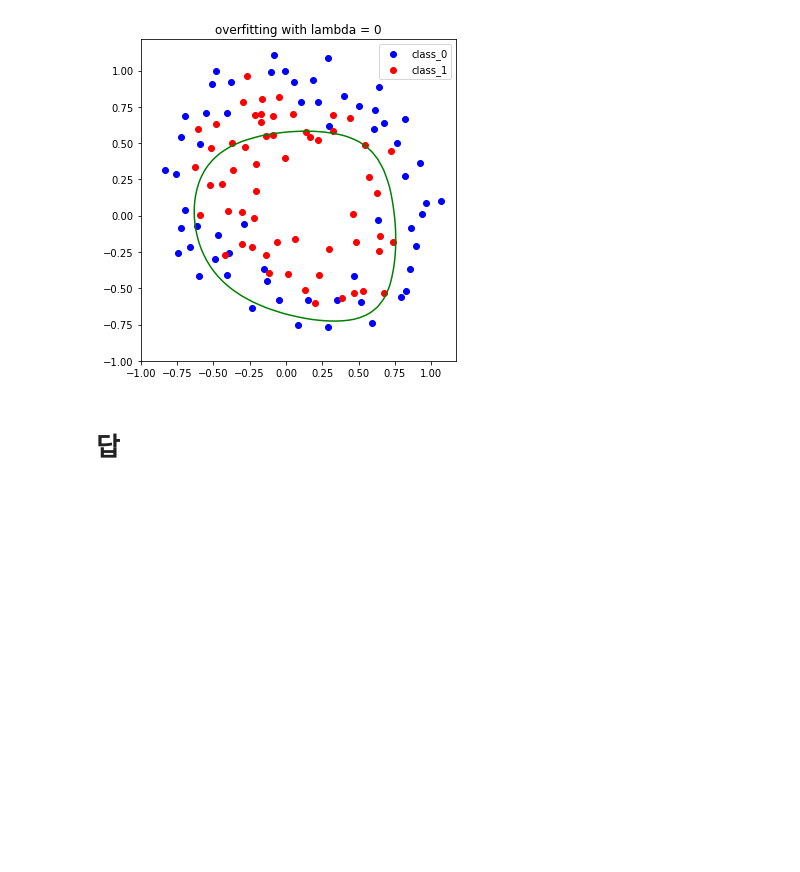
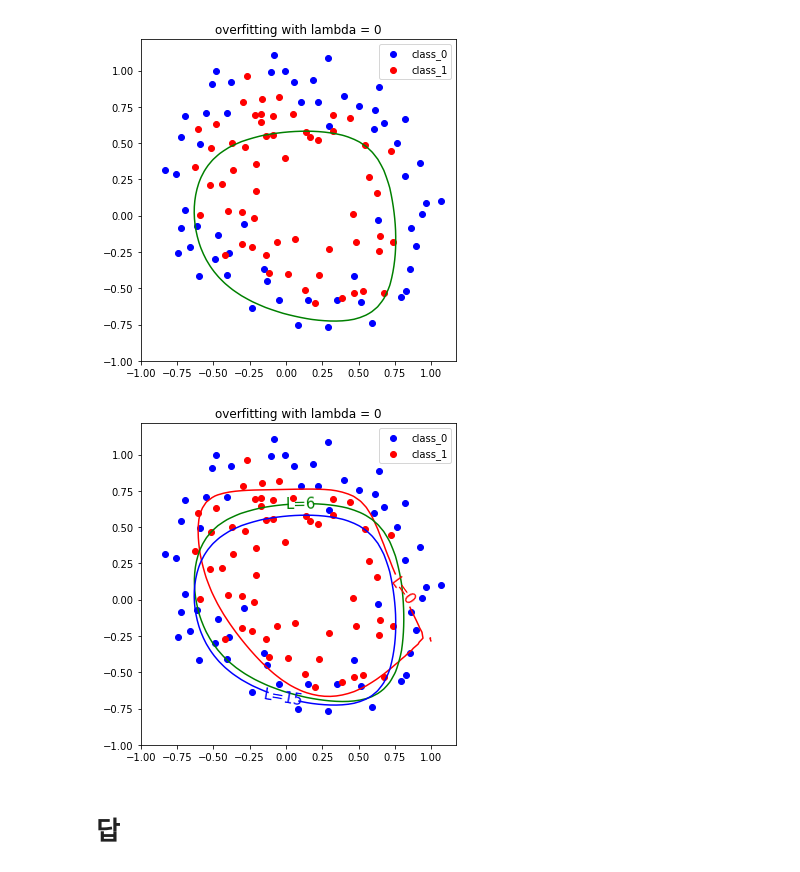
Before and after one commit to chunghyunhee/class_Machine_learing, a Jupyter notebook: assignment_7.ipynb, the cells around one changed output. Saved outputs shown, nothing was run; the diff lists cells and outputs as text; code cells hidden in the pictures; blank space fills up the shorter version.

Commit message:
boundary합쳐서 그리기

```diff
--- a/assignment_7.ipynb
+++ b/assignment_7.ipynb
@@ -250,6 +250,63 @@ plt.gca().set_aspect('equal', adjustable='box')
 plt.show()
 # %% [output]
 [figure]
+# %%
+# 한번에 그리기
+# x좌표의 x1값, y좌표의 x2값에 대한 범위를 지정
+x1_range = np.linspace(-1,1)
+x2_range = np.linspace(-1,1)
+# 생성한 새로운 차수를 담을 새로운 array 초기화
+z_range = np.zeros((len(x1_range), len(x2_range)))
+
+# lambda = 0인 경우
+for i in range(len(x1_range)):
+    for j in range(len(x2_range)):
+        New_dim_Feat = NewFeatureMake(9, np.array([x1_range[i]]),np.array([x2_range[j]]))
+        z_range[i][j] = np.dot(theta.T,New_dim_Feat.T) #행렬형태주의
+z_range = z_range.transpose() #행렬형태주의
+#boundary plotting
+plt.figure(figsize=(8,5))
+X1_range, X2_range = np.meshgrid(x1_range, x2_range)
+
+#하나의 등고선만을 표현
+boundary_plotting1 = plt.contour(X1_range, X2_range, z_range.T,[0],colors='red')
+plt.clabel(boundary_plotting1, fontsize = 15, fmt= 'L=0')
+
+# theta1에 대한 값. 즉 lambda = 10인 경우 boundary plotting
+for i in range(len(x1_range)):
+    for j in range(len(x2_range)):
+        New_dim_Feat = NewFeatureMake(9, np.array([x1_range[i]]),np.array([x2_range[j]]))
+        z_range[i][j] = np.dot(theta1.T,New_dim_Feat.T) #행렬형태주의
+
+z_range = z_range.transpose() #행렬형태주의
+
+#하나의 등고선만을 표현
+boundary_plotting2 = plt.contour(X1_range, X2_range, z_range.T,[0],colors='green')
+plt.clabel(boundary_plotting2, fontsize = 15, fmt= 'L=6')
+
+
+# lambda = 15인 경우
+for i in range(len(x1_range)):
+    for j in range(len(x2_range)):
+        New_dim_Feat = NewFeatureMake(9, np.array([x1_range[i]]),np.array([x2_range[j]]))
+        z_range[i][j] = np.dot(theta2.T,New_dim_Feat.T) #행렬형태주의
+z_range = z_range.transpose() #행렬형태주의
+#boundary plotting
+#하나의 등고선만을 표현
+boundary_plotting = plt.contour(X1_range, X2_range, z_range.T,[0],colors='blue')
+#범례
+plt.clabel(boundary_plotting, fontsize = 15, fmt= 'L=15')
+
+#data plotting
+plt.scatter(x1_label0, x2_label0, c='b',label='class_0') # label이 0인 값들
+plt.scatter(x1_label1, x2_label1, c='r',label='class_1') #label이 1인 값들
+plt.tight_layout()
+plt.legend()
+plt.title('overfitting with lambda = 0')
+plt.gca().set_aspect('equal', adjustable='box')
+plt.show()
+# %% [output]
+[figure, added]
 # %% [markdown]
 # 답
 # %% [markdown]
```
Also changed, not shown: parts of 16 cells of this notebook.
